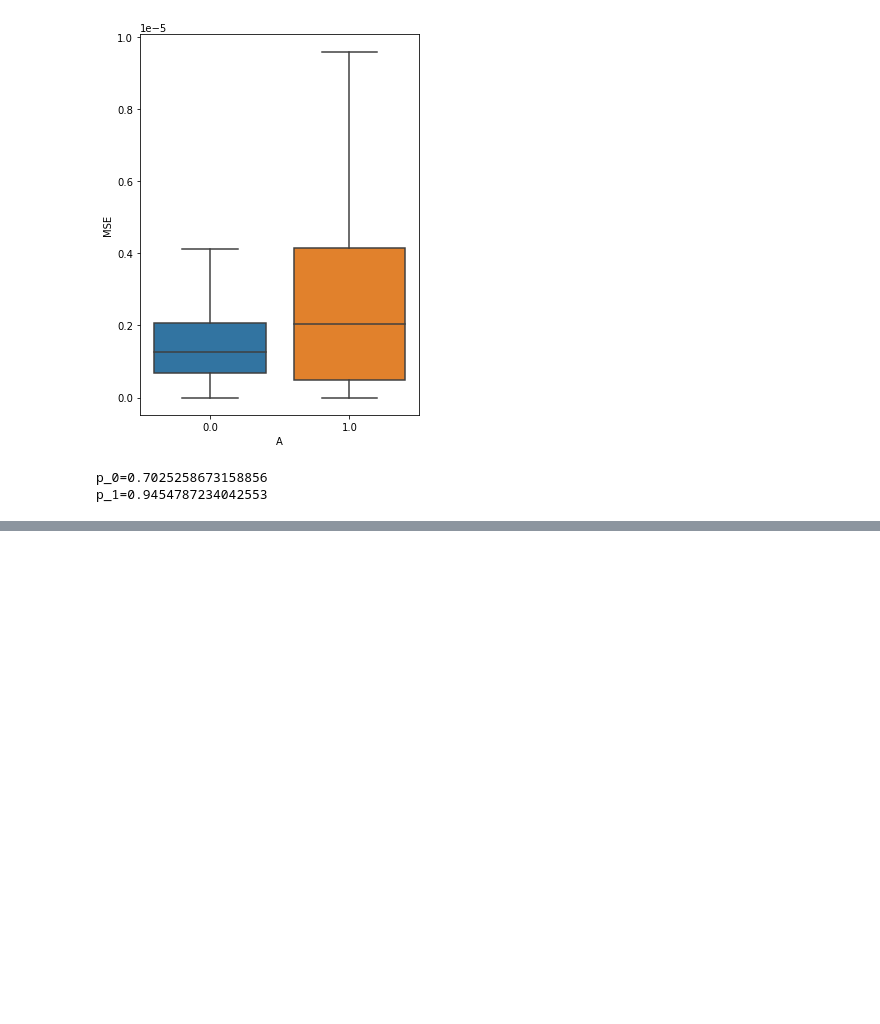
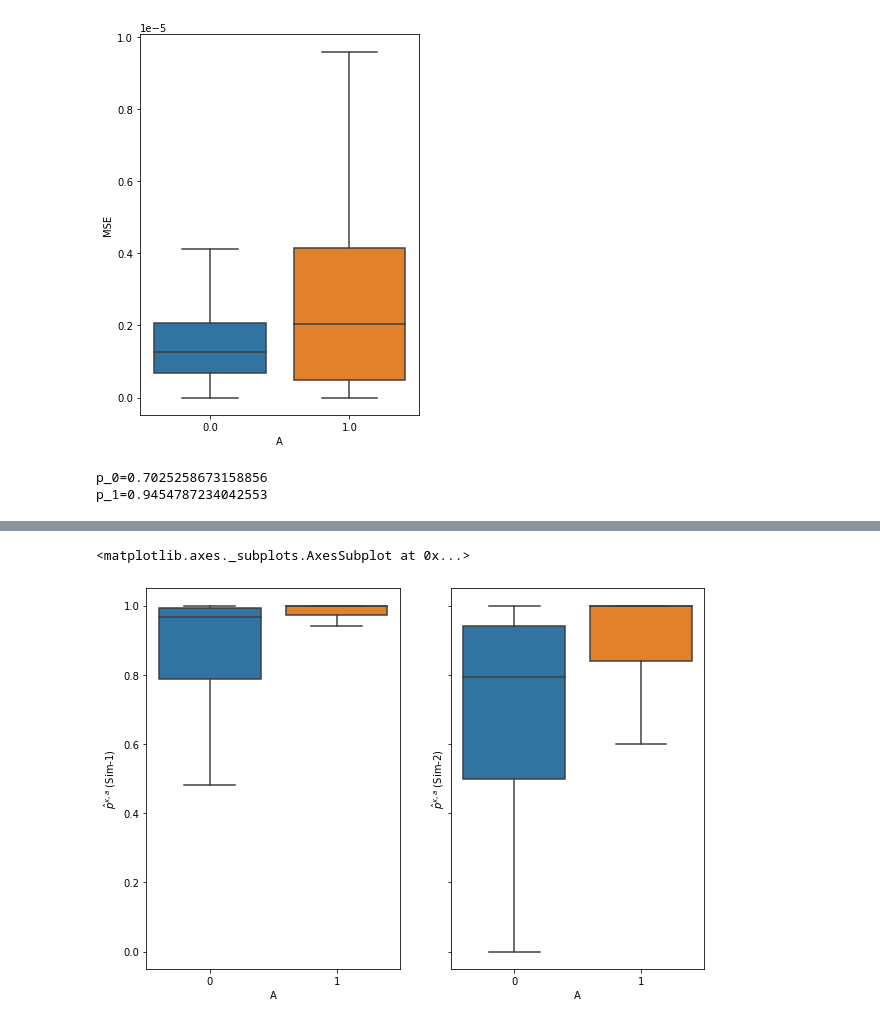
Before and after one commit to faaizT/CausalTwinAssessment, a Jupyter notebook: Cartpole Simulator.ipynb, the cells around one changed output, grey strips where cells are left out. Saved outputs shown, nothing was run; the diff lists cells and outputs as text; code cells hidden in the pictures; blank space fills up the shorter version.

```diff
--- a/Cartpole Simulator.ipynb
+++ b/Cartpole Simulator.ipynb
@@ -842,0 +845,13 @@ p_1=0.9454787234042553
+# %%
+nreps = 150
+obs_data_train = pd.read_csv("/data/localhost/taufiq/export-dir/Cartpole-v1-obs-data-train.csv")
+df = pd.read_csv("/data/localhost/taufiq/export-dir/Cartpole-v1-obs-data.csv")
+x_columns = ['Cart Position', 'Cart Velocity (abs)', 'Pole Angle', 'Pole Angular Velocity (abs)']
+# %%
+df_partial = df.copy()
+df_partial['Pole Angular Velocity (sign)'] = (df_partial['Pole Angular Velocity']>=0)*1 - (df_partial['Pole Angular Velocity']<0)*1
+df_partial['Cart Velocity (sign)'] = (df_partial['Cart Velocity']>=0)*1 - (df_partial['Cart Velocity']<0)*1
+df_partial['Pole Angular Velocity'] = df_partial['Pole Angular Velocity'].abs()
+df_partial['Cart Velocity'] = df_partial['Cart Velocity'].abs()
+df_partial.rename(columns={'Pole Angular Velocity': 'Pole Angular Velocity (abs)', 'Cart Velocity': 'Cart Velocity (abs)'}, inplace=True)
+df_partial.head()
@@ -842,0 +932,7 @@ p_1=0.9454787234042553
+# %%
+fig, axs = plt.subplots(1, 2, figsize=(10,7), sharey=True)
+sns.boxplot(y='$\hat{p}^{x,a}$ (Sim-1)',x='A', data=obs_data_test.astype({'A': 'str'}), ax=axs[0], showfliers=False)
+sns.boxplot(y='$\hat{p}^{x,a}$ (Sim-2)',x='A', data=obs_data_test.astype({'A': 'str'}), ax=axs[1], showfliers=False)
+# %% [output]
+<matplotlib.axes._subplots.AxesSubplot at 0x...>
+[figure, added]
```
Also changed, not shown: parts of 5 cells of this notebook.
